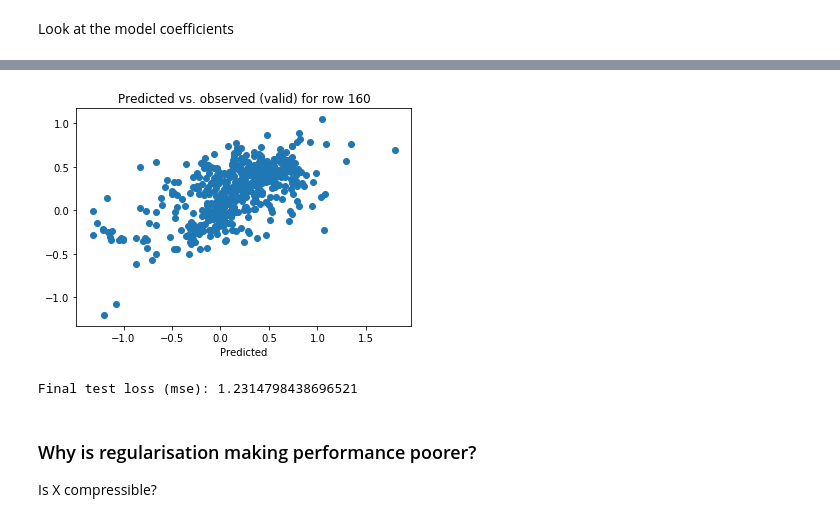
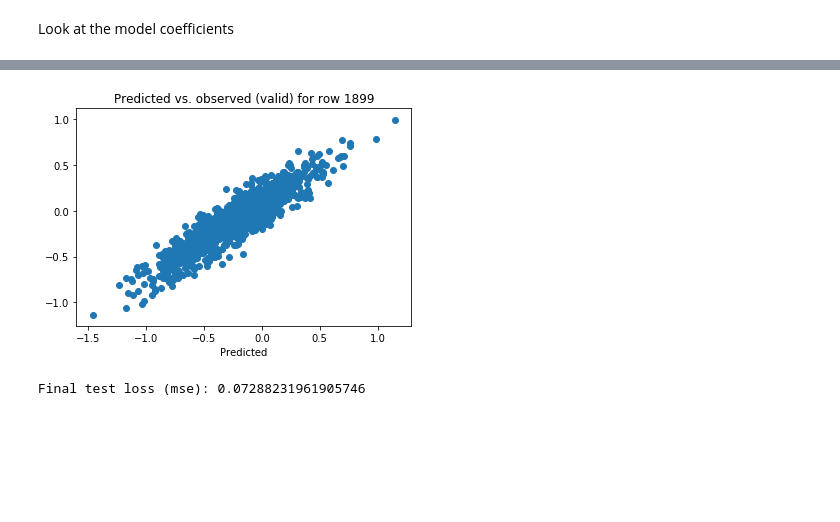
Before and after one commit to notreallyme2/teas, a Jupyter notebook: lasso_baseline.ipynb, the cells around one changed output, grey strips where cells are left out. Saved outputs shown, nothing was run; the diff lists cells and outputs as text; code cells hidden in the pictures; blank space fills up the shorter version.

Commit message:
Nice working baseline Lasso; synthetic data generated using sklearn.

```diff
--- a/lasso_baseline.ipynb
+++ b/lasso_baseline.ipynb
@@ -53,10 +58,19 @@ train, valid, test = (
+# %%
+X_train, X_valid, X_test = (
+    data[0][:train_split_idx, :],
+    data[0][train_split_idx:valid_split_idx, :],
+    data[0][valid_split_idx:, :])
+Y_train, Y_valid, Y_test = (
+    data[1][:train_split_idx, :],
+    data[1][train_split_idx:valid_split_idx, :],
+    data[1][valid_split_idx:, :])
 # %%
-alphas = np.linspace(0.0001, 0.99, num=20)
+alphas = np.linspace(10e-5, 10e-3, num=10)
 valid_losses = []
 for alpha in alphas:
     print("Computing validation loss for alpha = {}".format(alpha))
-    lasso_model = Lasso(alpha).fit(train[:, X_bool], train)
-    Y_hat = lasso_model.predict(valid[:, X_bool])
-    valid_losses.append(mean_squared_error(Y_hat, valid))
+    lasso_model = Lasso(alpha).fit(X_train, Y_train)
+    Y_hat = lasso_model.predict(X_valid)
+    valid_losses.append(mean_squared_error(Y_hat, Y_valid))
 # %% [output]
 Computing validation loss for alpha = 0.0001
@@ -89,5 +93,5 @@ plt.show()
 # %%
-lasso_model = Lasso(alphas[np.argmin(valid_losses)]).fit(train[:, X_bool], train)
+lasso_model = Lasso(alphas[np.argmin(valid_losses)]).fit(X_train, Y_train)
 # %% [markdown]
 Look at the model coefficients
 # %%
@@ -98,19 +102,16 @@ plt.plot(lasso_model.coef_[1])
 # %%
-Y_hat = lasso_model.predict(valid[:, X_bool])
+Y_hat = lasso_model.predict(X_valid)
 # %%
 # plot predicted vs. observed for a random row
-idx = np.random.randint(0, valid.shape[0])
-plt.scatter(valid[idx], Y_hat[idx])
+idx = np.random.randint(0, X_valid.shape[0])
+plt.scatter(Y_valid[idx], Y_hat[idx])
 plt.xlabel("Observed")
 plt.xlabel("Predicted")
 plt.title("Predicted vs. observed (valid) for row {}".format(idx));
 # %% [output]
-[figure, old version]
+[figure, new version]
 # %%
-Y_hat = lasso_model.predict(test[:, X_bool])
-print("Final test loss (mse): {}".format(mean_squared_error(Y_hat, test)))
+Y_hat = lasso_model.predict(X_test)
+print("Final test loss (mse): {}".format(mean_squared_error(Y_hat, Y_test)))
 # %% [output]
-Final test loss (mse): 1.2314798438696521
+Final test loss (mse): 0.07288231961905746
-# %% [markdown]
-### Why is regularisation making performance poorer?
-Is X compressible?
```
Also changed, not shown: parts of 46 cells of this notebook, 1 other file.
